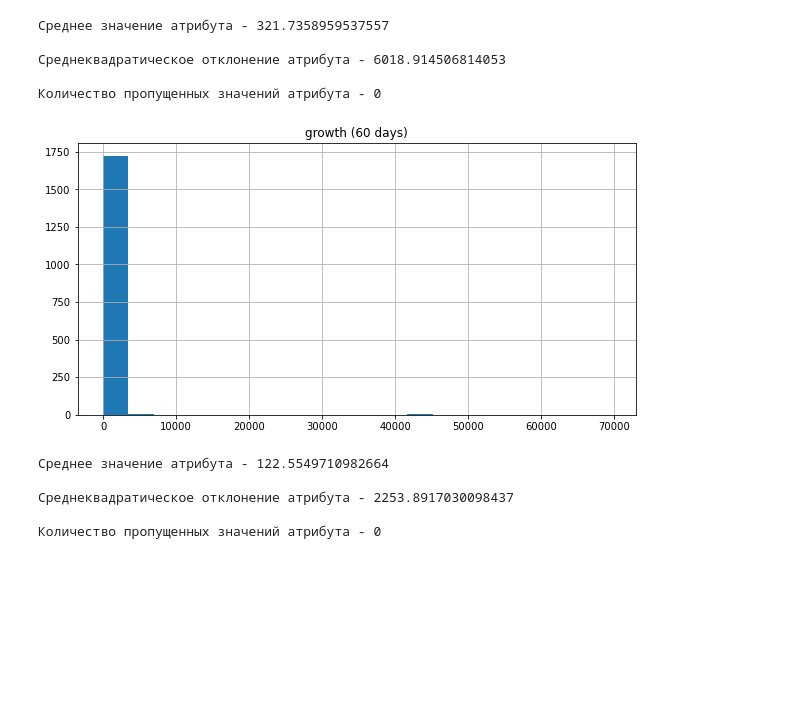
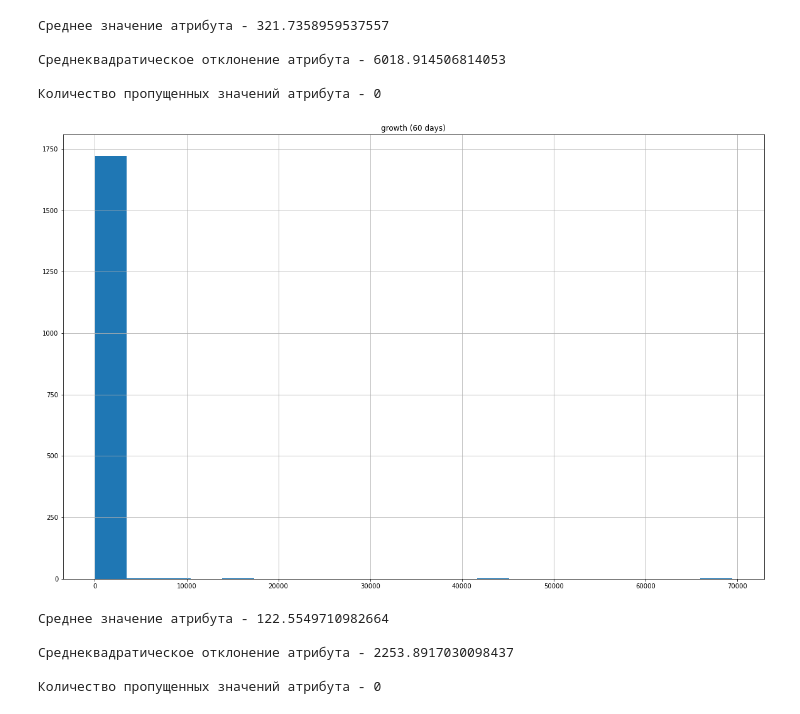
Before and after one commit to Longdaay/Lab-1-9893-Leushkin-SM, a Jupyter notebook: Lab 1, 9893, Leushkin SM.ipynb, the cells around one changed output. Saved outputs shown, nothing was run; the diff lists cells and outputs as text; code cells hidden in the pictures; blank space fills up the shorter version.

```diff
--- a/Lab 1, 9893, Leushkin SM.ipynb
+++ b/Lab 1, 9893, Leushkin SM.ipynb
@@ -105,15 +105,15 @@ print(f'Количество пропущенных значений атриб
 # %%
 # growth (60 days)
 mean_growth60days = df['growth (60 days)'].mean()
 sd_growth60days = df['growth (60 days)'].std(ddof=1)
 amount_na_growth60days = df['growth (60 days)'].isna().sum()
 
-plt.figure(figsize=(10,5))
+plt.figure(figsize=(20,13))
 plt.grid(True)
 plt.title('growth (60 days)')
 plt.hist(df['growth (60 days)'], bins = 20);
 # %% [output]
-[figure, old version]
+[figure, new version]
 # %%
 print(f'Среднее значение атрибута - {mean_growth60days}\n')
 print(f'Среднеквадратическое отклонение атрибута - {sd_growth60days}\n')
```
Also changed, not shown: parts of 3 cells of this notebook, 1 other file.
